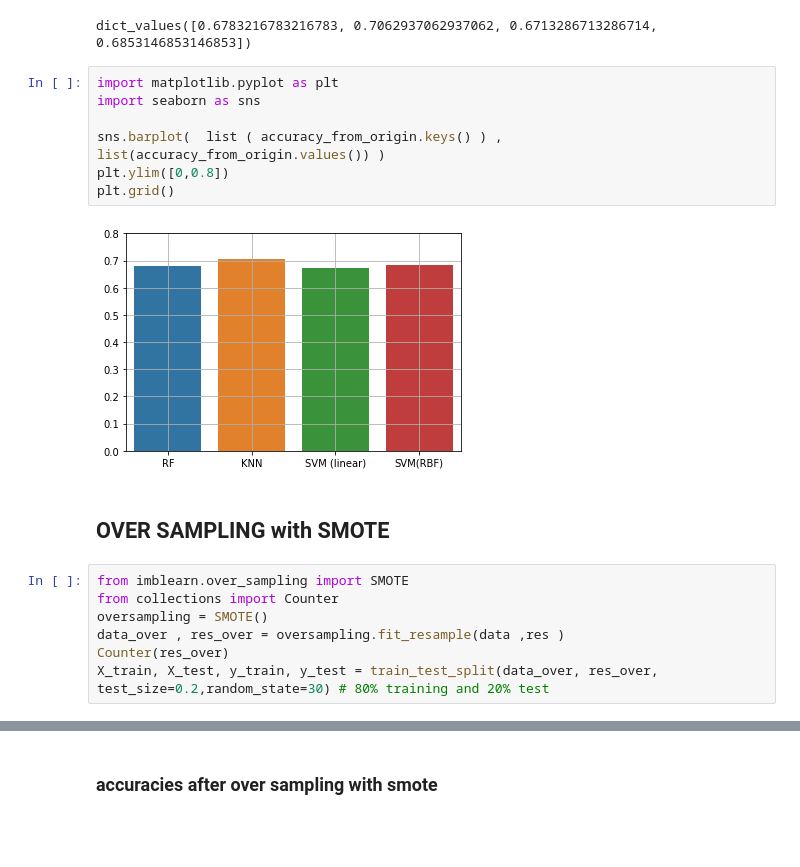
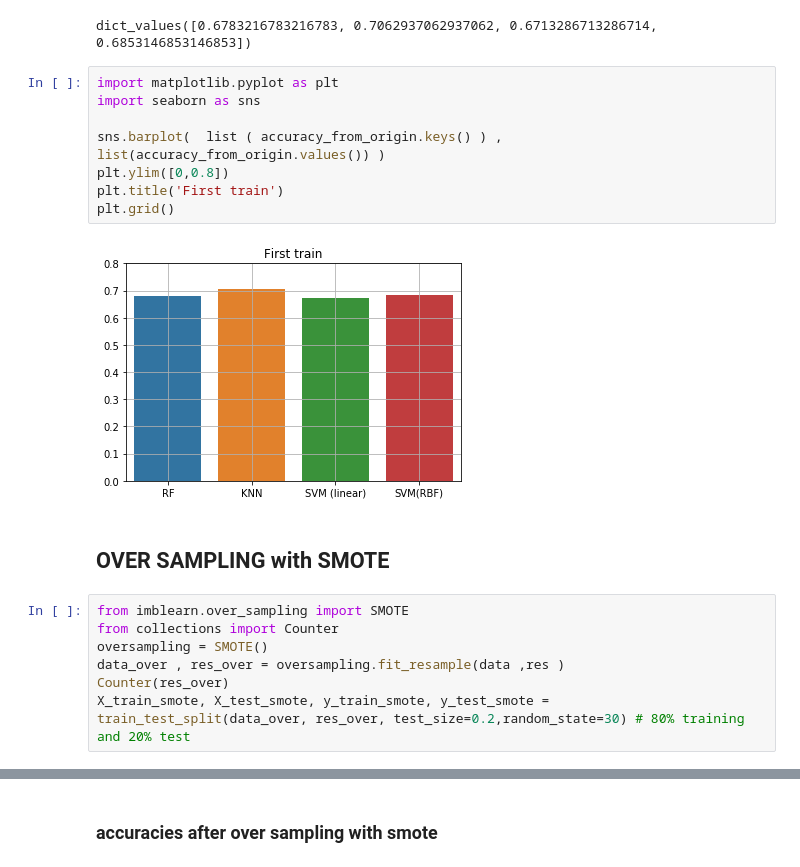
Before and after one commit to xkapotis/Breast_Cancer_Risk_Analysis, a Jupyter notebook: compare_algorithms.ipynb, the cells around one changed output, grey strips where cells are left out. Cells and saved outputs as stored; diff of their text form; blank space fills up the shorter version.

```diff
--- a/compare_algorithms.ipynb
+++ b/compare_algorithms.ipynb
@@ -211,12 +249,13 @@ dict_values([0.6783216783216783, 0.7062937062937062, 0.6713286713286714, 0.68531
 # %%
 import matplotlib.pyplot as plt
 import seaborn as sns
 
 sns.barplot(  list ( accuracy_from_origin.keys() ) , list(accuracy_from_origin.values()) )
 plt.ylim([0,0.8])
+plt.title('First train')
 plt.grid()
 # %% [output]
-[figure, old version]
+[figure, new version]
 # %% [markdown]
 ## OVER SAMPLING with SMOTE
 # %%
@@ -225,7 +264,7 @@ from collections import Counter
 oversampling = SMOTE()
 data_over , res_over = oversampling.fit_resample(data ,res )
 Counter(res_over)
-X_train, X_test, y_train, y_test = train_test_split(data_over, res_over, test_size=0.2,random_state=30) # 80% training and 20% test
+X_train_smote, X_test_smote, y_train_smote, y_test_smote = train_test_split(data_over, res_over, test_size=0.2,random_state=30) # 80% training and 20% test
 # %%
 # RANDOM FOREST CLASSIFIER
 from sklearn.ensemble.forest import RandomForestClassifier
```
Also changed, not shown: parts of 36 cells of this notebook.
